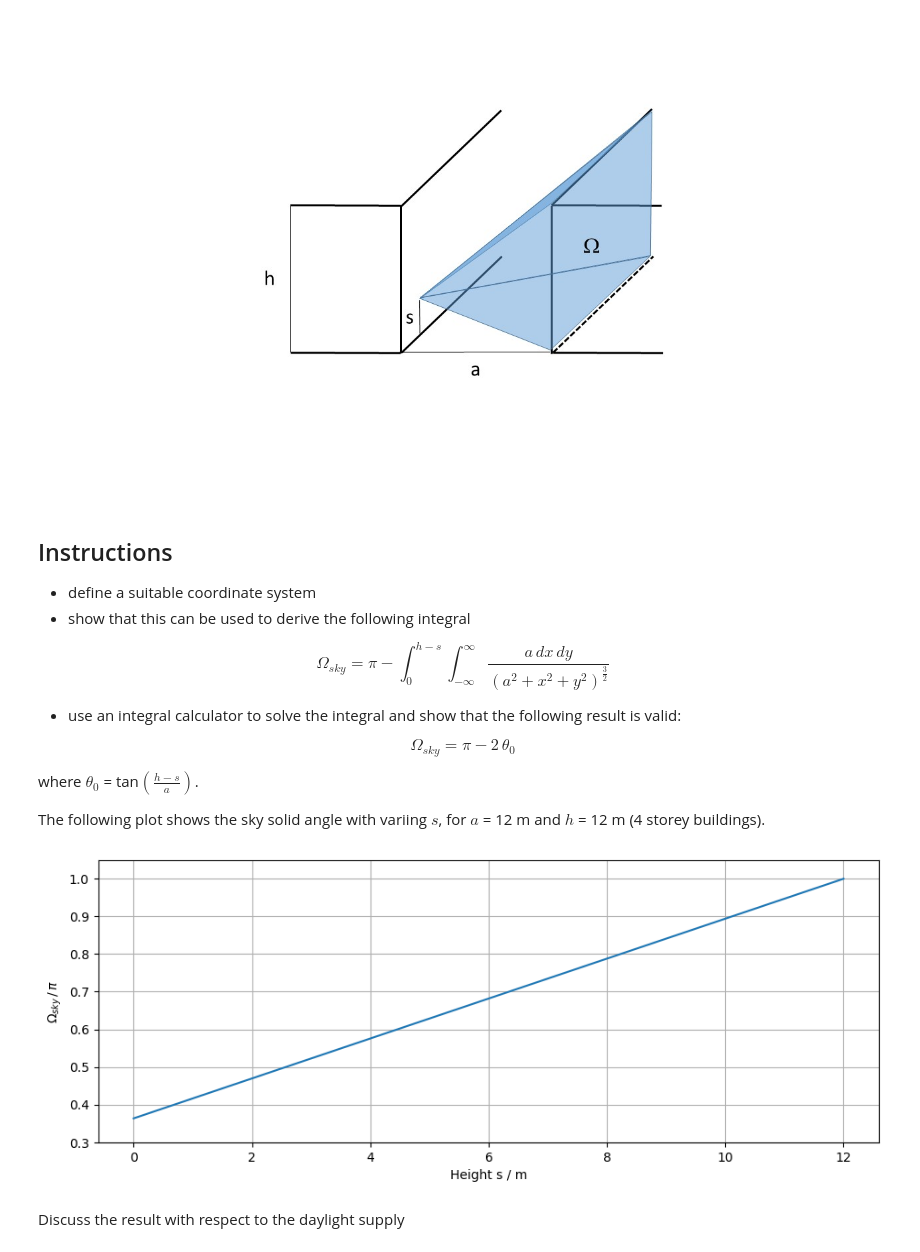
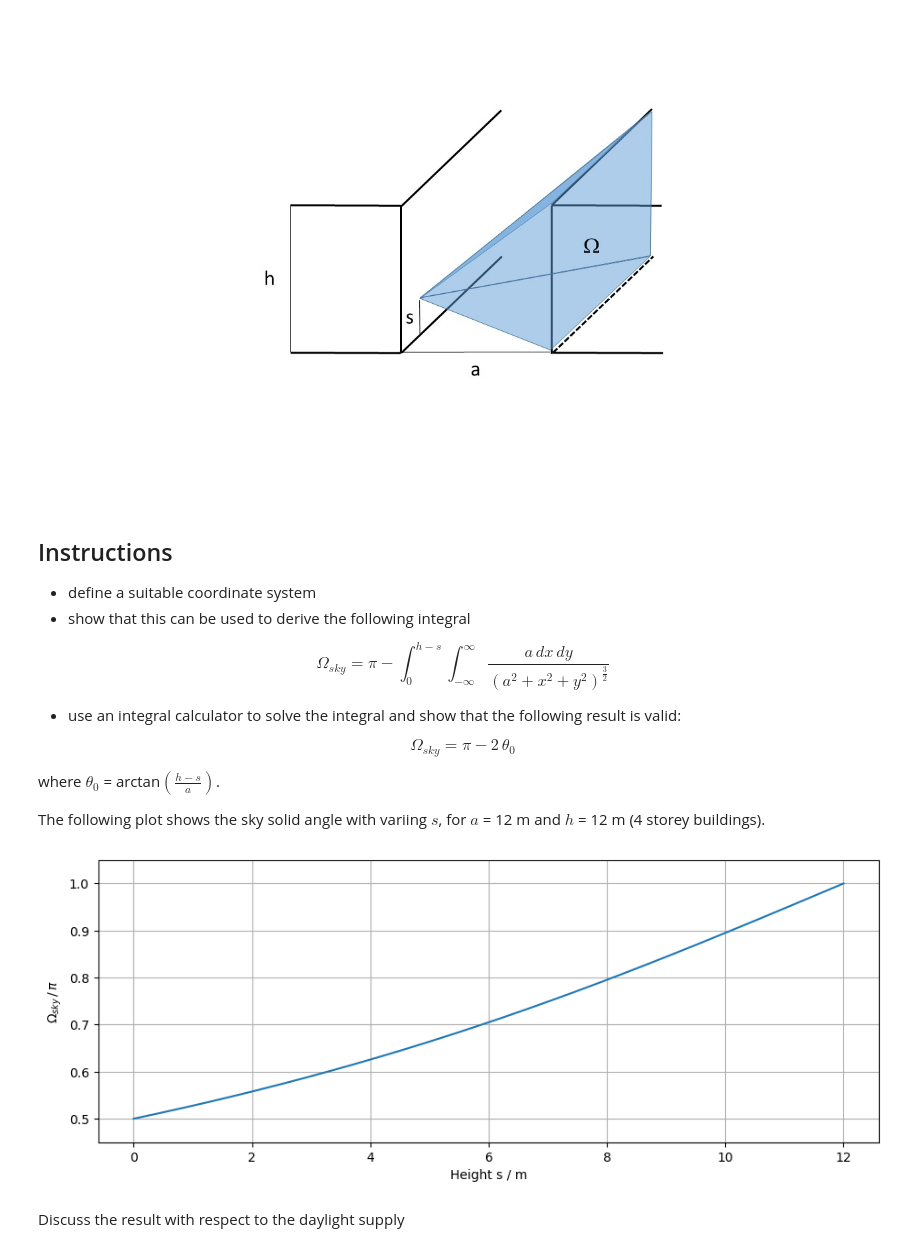
Before and after one commit to GitAndi18/Light, a Jupyter notebook: _build/jupyter_execute/Ch_1/SolidAngle_240405.ipynb, the cells around one changed output. Saved outputs shown, nothing was run; the diff lists cells and outputs as text; code cells hidden in the pictures.

```diff
--- a/_build/jupyter_execute/Ch_1/SolidAngle_240405.ipynb
+++ b/_build/jupyter_execute/Ch_1/SolidAngle_240405.ipynb
@@ -41,24 +41,24 @@ $$
     \Omega_{sky} = \pi - 2\, \theta_0
 $$
 
-where $\theta_0$ = tan$(\frac{h-s}{a})$.
+where $\theta_0$ = arctan$(\frac{h-s}{a})$.
 
 The following plot shows the sky solid angle with variing $s$, for $a$ = 12 m and $h$ = 12 m (4 storey buildings).
 # %%
 s = np.linspace(0, 12, 30)
 a = 12
 h = 12
-theta = (h - s) / a
+theta = np.arctan((h - s) / a)
 Omega = (np.pi - 2 * theta) / np.pi
 
 figure = plt.figure(figsize=(11, 4))
 plt.plot(s, Omega)
-plt.ylim(0.3, 1.05)
+plt.ylim(min(Omega)-0.05, 1.05)
 plt.ylabel('$\Omega_{sky}\, /\, \pi$')
 plt.xlabel('Height s / m')
 plt.grid()
 plt.show()
 # %% [output]
-[figure, old version]
+[figure, new version]
 # %% [markdown]
 Discuss the result with respect to the daylight supply
```
Also changed, not shown: 44 other files.
